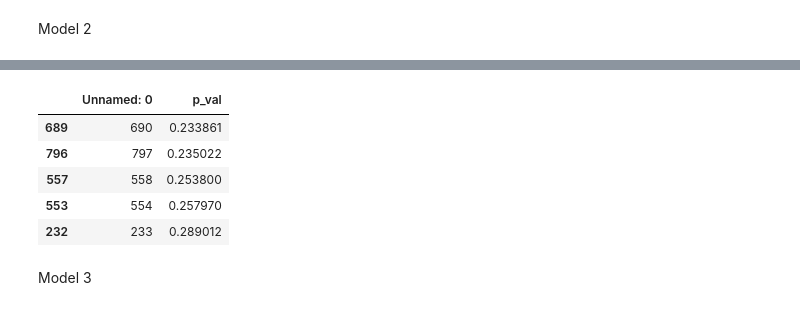
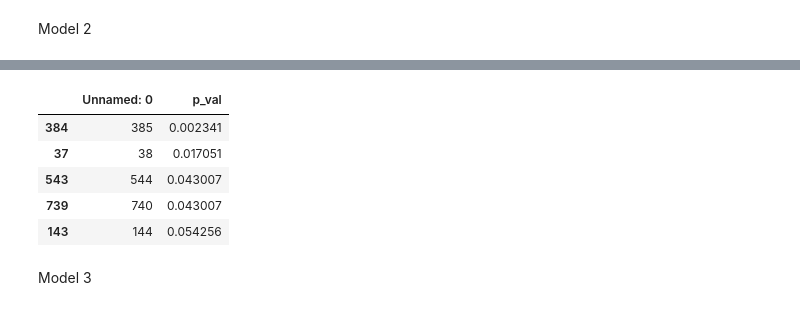
Before and after one commit to danielchang2002/FecalMetabolomics, a Jupyter notebook: FecalMetabolomics3.ipynb, the cells around one changed output, grey strips where cells are left out. Drawn from its saved outputs; the diff is of its cells as text; code cells hidden in the pictures.

```diff
--- a/FecalMetabolomics3.ipynb
+++ b/FecalMetabolomics3.ipynb
@@ -393,6 +390,17 @@ write.csv(p_vals_m3_time, "p_values/m3/p_vals_time.csv")
 write.csv(p_vals_m3_sex, "p_values/m3/p_vals_sex.csv")
 # %% [markdown]
 ##**Analysis**##
+# %%
+from statsmodels.stats.multitest import fdrcorrection
+
+def correct(df):
+  """
+  Returns a dataframe with the pvals in the 1th column of df corrected for fdr
+  """
+  corrected = fdrcorrection(df.iloc[:, 1])[1]
+  newdf = df.copy()
+  newdf.iloc[:, 1] = corrected
+  return newdf
 # %% [markdown]
 Model 1
 # %%
@@ -431,13 +458,12 @@ p_vals_m2_time.nsmallest(5, 'p_val')
 # %%
-
-p_vals_m2_sex.nsmallest(5, 'p_val')
+correct(p_vals_m2_sex).nsmallest(5, 'p_val')
 # %% [output]
 |  | Unnamed: 0 | p_val |
-| 689 | 690 | 0.233861 |
-| 796 | 797 | 0.235022 |
-| 557 | 558 | 0.253800 |
-| 553 | 554 | 0.257970 |
-| 232 | 233 | 0.289012 |
+| 384 | 385 | 0.002341 |
+| 37 | 38 | 0.017051 |
+| 543 | 544 | 0.043007 |
+| 739 | 740 | 0.043007 |
+| 143 | 144 | 0.054256 |
 # %% [markdown]
 Model 3
 # %%
```
Also changed, not shown: parts of 23 cells of this notebook.
